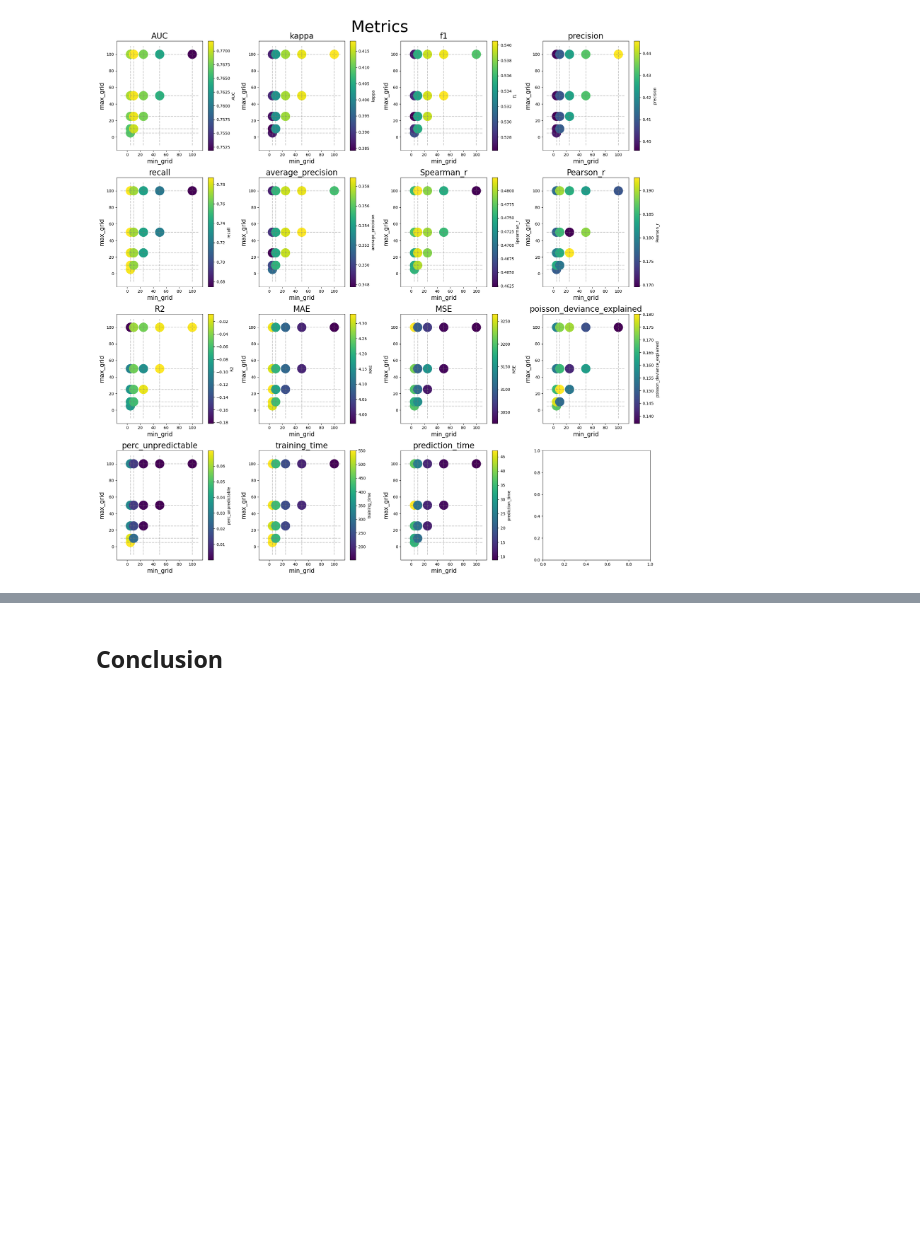
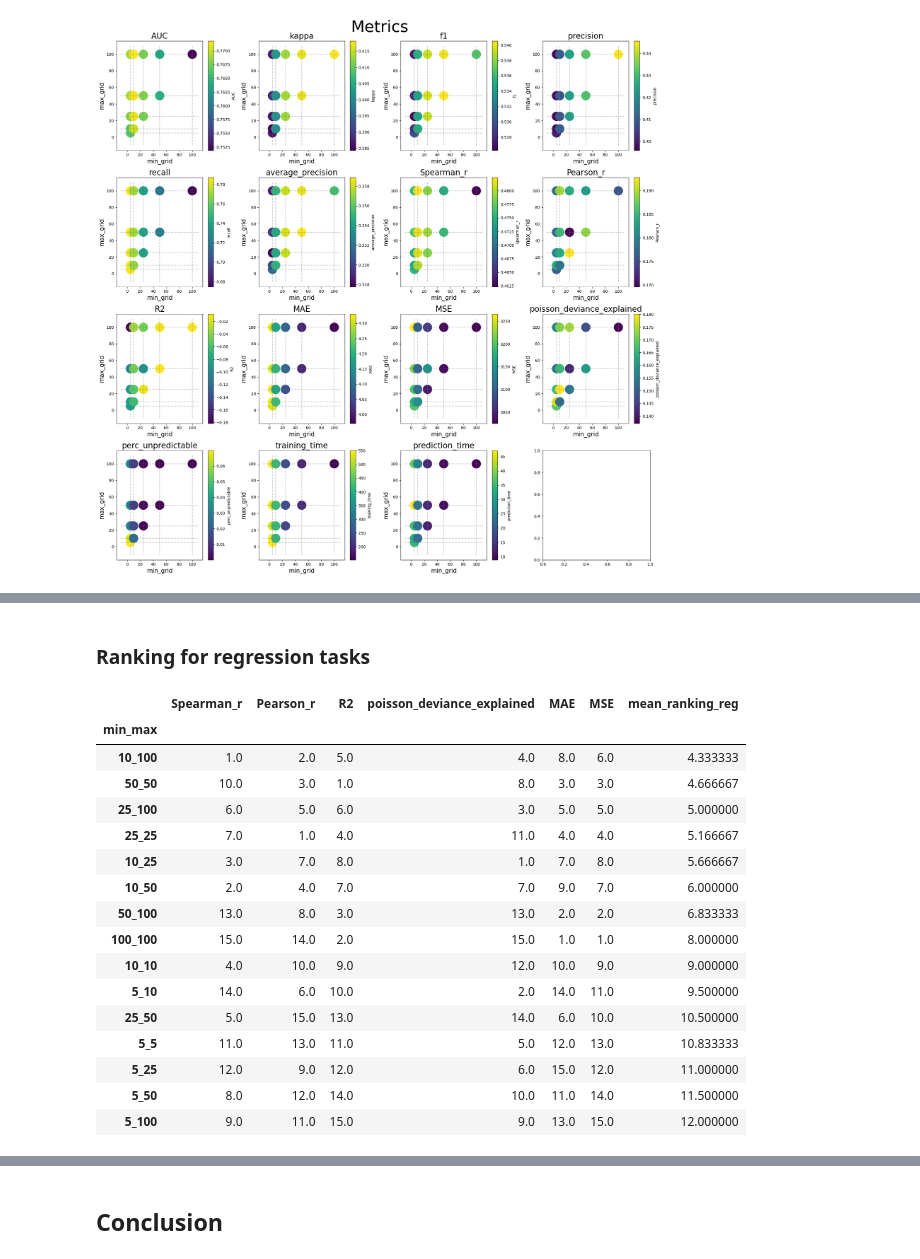
Before and after one commit to chenyangkang/stemflow, a Jupyter notebook: docs/Examples/07.Optimizing_Stixel_Size.ipynb, the cells around one changed output, grey strips where cells are left out. Saved outputs shown, nothing was run; the diff lists cells and outputs as text; code cells hidden in the pictures; blank space fills up the shorter version.

```diff
--- a/docs/Examples/07.Optimizing_Stixel_Size.ipynb
+++ b/docs/Examples/07.Optimizing_Stixel_Size.ipynb
@@ -212,0 +316,28 @@ plt.show()
+# %% [markdown]
+### Ranking for regression tasks
+# %%
+regression_metrics1 = ['Spearman_r','Pearson_r','R2','poisson_deviance_explained']
+regression_metrics2 = ['MAE','MSE']
+ranking_reg1 = mean_metrics_df[regression_metrics1 + ['min_max']].groupby('min_max').mean().rank(ascending=False)
+ranking_reg2 = mean_metrics_df[regression_metrics2 + ['min_max']].groupby('min_max').mean().rank(ascending=True)
+ranking_reg = pd.concat([ranking_reg1, ranking_reg2], axis=1)
+ranking_reg['mean_ranking_reg'] = ranking_reg.mean(axis=1)
+ranking_reg.sort_values(by='mean_ranking_reg')
+# %% [output]
+|  | Spearman_r | Pearson_r | R2 | poisson_deviance_explained | MAE | MSE | mean_ranking_reg |
+| min_max |  |  |  |  |  |  |  |
+| 10_100 | 1.0 | 2.0 | 5.0 | 4.0 | 8.0 | 6.0 | 4.333333 |
+| 50_50 | 10.0 | 3.0 | 1.0 | 8.0 | 3.0 | 3.0 | 4.666667 |
+| 25_100 | 6.0 | 5.0 | 6.0 | 3.0 | 5.0 | 5.0 | 5.000000 |
+| 25_25 | 7.0 | 1.0 | 4.0 | 11.0 | 4.0 | 4.0 | 5.166667 |
+| 10_25 | 3.0 | 7.0 | 8.0 | 1.0 | 7.0 | 8.0 | 5.666667 |
+| 10_50 | 2.0 | 4.0 | 7.0 | 7.0 | 9.0 | 7.0 | 6.000000 |
+| 50_100 | 13.0 | 8.0 | 3.0 | 13.0 | 2.0 | 2.0 | 6.833333 |
+| 100_100 | 15.0 | 14.0 | 2.0 | 15.0 | 1.0 | 1.0 | 8.000000 |
+| 10_10 | 4.0 | 10.0 | 9.0 | 12.0 | 10.0 | 9.0 | 9.000000 |
+| 5_10 | 14.0 | 6.0 | 10.0 | 2.0 | 14.0 | 11.0 | 9.500000 |
+| 25_50 | 5.0 | 15.0 | 13.0 | 14.0 | 6.0 | 10.0 | 10.500000 |
+| 5_5 | 11.0 | 13.0 | 11.0 | 5.0 | 12.0 | 13.0 | 10.833333 |
+| 5_25 | 12.0 | 9.0 | 12.0 | 6.0 | 15.0 | 12.0 | 11.000000 |
+| 5_50 | 8.0 | 12.0 | 14.0 | 10.0 | 11.0 | 14.0 | 11.500000 |
+| 5_100 | 9.0 | 11.0 | 15.0 | 9.0 | 13.0 | 15.0 | 12.000000 |
```
Also changed, not shown: parts of 29 cells of this notebook, 7 other files.
